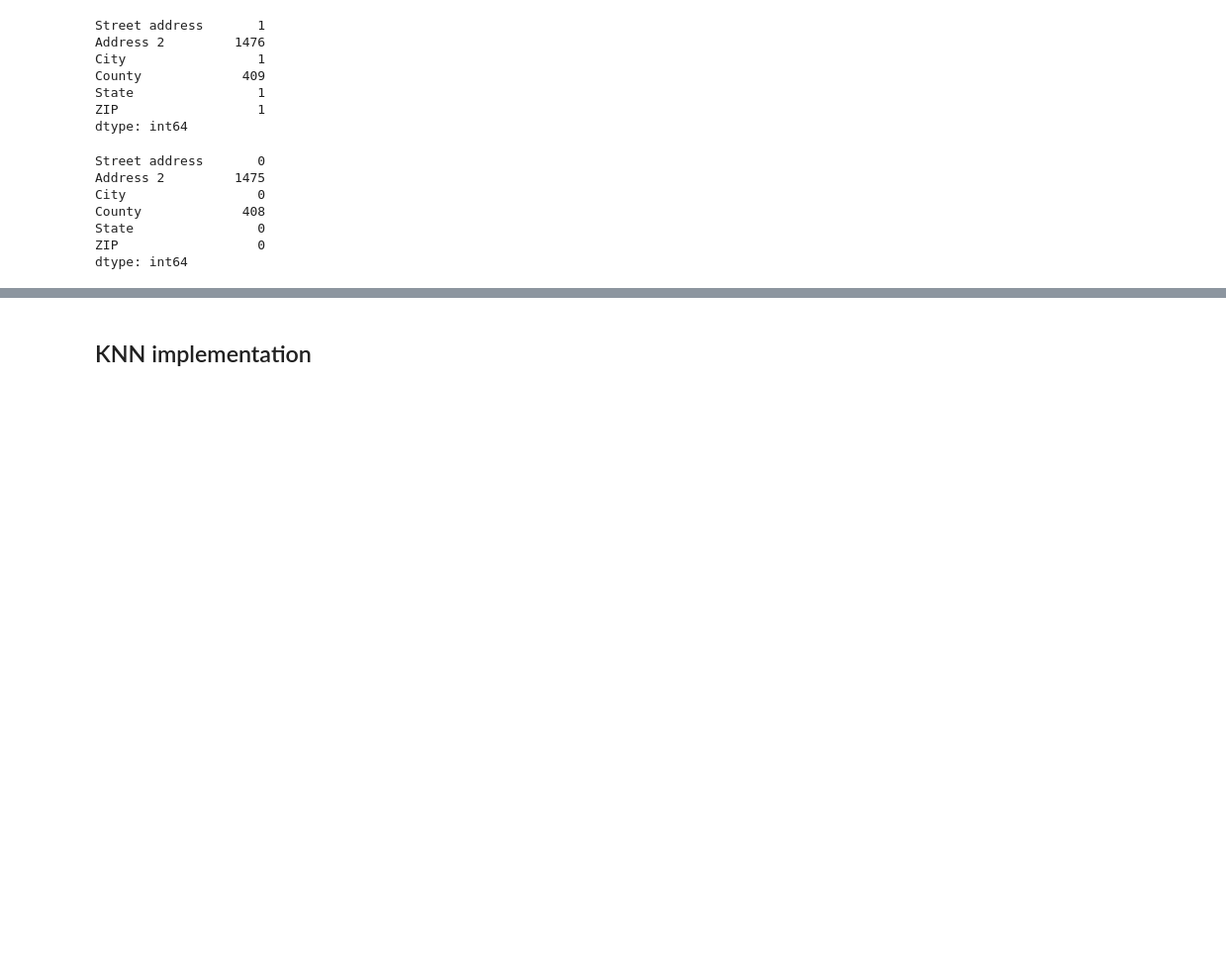
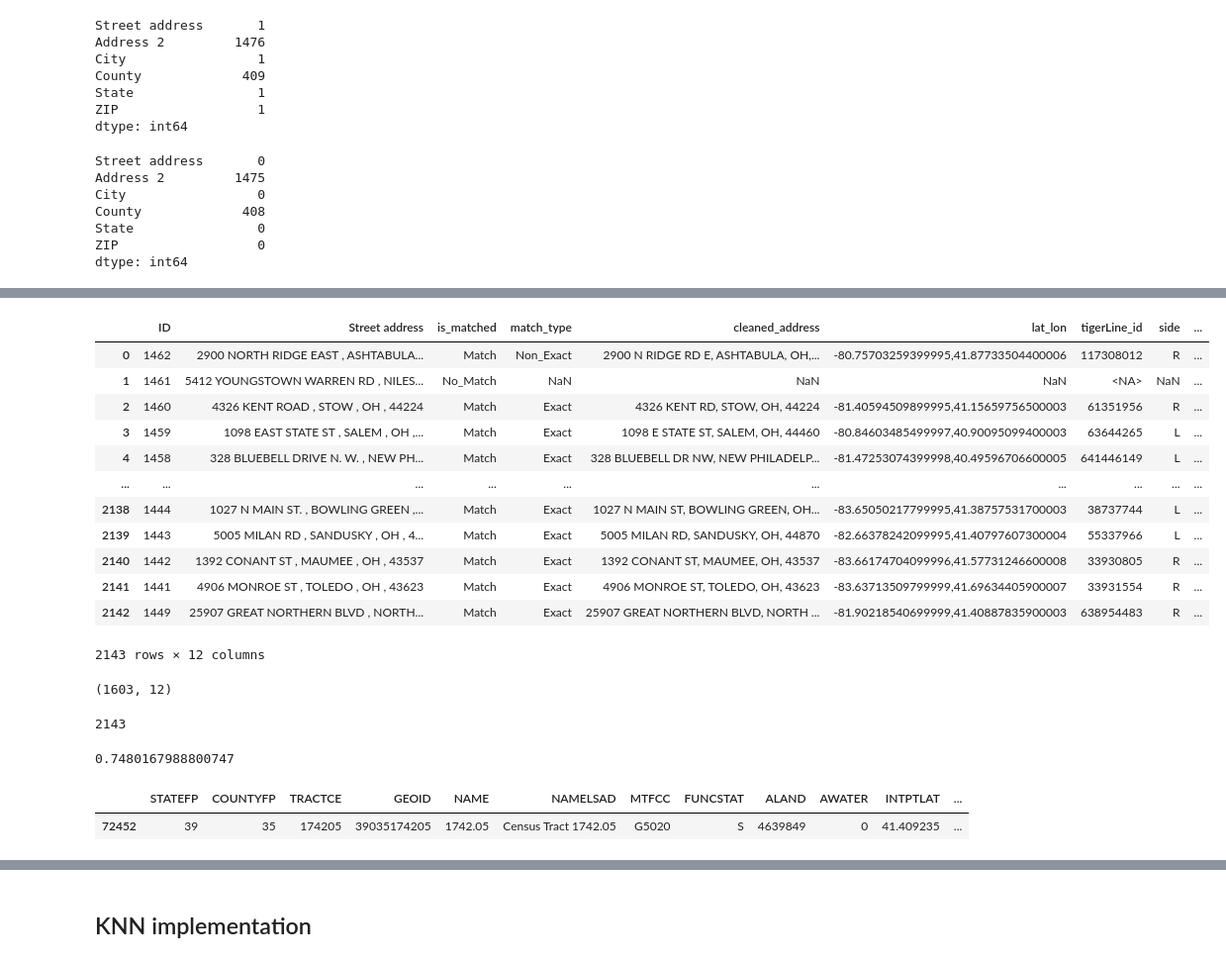
Before and after one commit to minhtriet/zipcodes, a Jupyter notebook: data_exploration.ipynb, the cells around one changed output, grey strips where cells are left out. Shown: that part at 99% size. Drawn from its saved outputs; the diff is of its cells as text; code cells hidden in the pictures; blank space fills up the shorter version.

Commit message:
add merge with all_tracts.csv

```diff
--- a/data_exploration.ipynb
+++ b/data_exploration.ipynb
@@ -376,0 +463,23 @@ https://geocoding.geo.census.gov/geocoder/locations/onelineaddress?address=4600+
+# %%
+celsus_lookedup_data=pd.read_csv('full_geocoderesult.csv',
+                                 names=['ID', 'Street address', 'is_matched', 'match_type',
+                                        'cleaned_address', 'lat_lon', 'tigerLine_id', 'side',
+                                        'state', 'county', 'tract', 'unknown'],
+                                 dtype={'tigerLine_id': 'Int64', 'state': 'Int32',
+                                        'county': 'Int32', 'tract': 'Int64'})
+# %%
+celsus_lookedup_data
+# %% [output]
+|  | ID | Street address | is_matched | match_type | cleaned_address | lat_lon | tigerLine_id | side | ... |
+| 0 | 1462 | 2900 NORTH RIDGE EAST , ASHTABULA... | Match | Non_Exact | 2900 N RIDGE RD E, ASHTABULA, OH,... | -80.75703259399995,41.87733504400006 | 117308012 | R | ... |
+| 1 | 1461 | 5412 YOUNGSTOWN WARREN RD , NILES... | No_Match | NaN | NaN | NaN | <NA> | NaN | ... |
+| 2 | 1460 | 4326 KENT ROAD , STOW , OH , 44224 | Match | Exact | 4326 KENT RD, STOW, OH, 44224 | -81.40594509899995,41.15659756500003 | 61351956 | R | ... |
+| 3 | 1459 | 1098 EAST STATE ST , SALEM , OH ,... | Match | Exact | 1098 E STATE ST, SALEM, OH, 44460 | -80.84603485499997,40.90095099400003 | 63644265 | L | ... |
+| 4 | 1458 | 328 BLUEBELL DRIVE N. W. , NEW PH... | Match | Exact | 328 BLUEBELL DR NW, NEW PHILADELP... | -81.47253074399998,40.49596706600005 | 641446149 | L | ... |
+| ... | ... | ... | ... | ... | ... | ... | ... | ... | ... |
+| 2138 | 1444 | 1027 N MAIN ST. , BOWLING GREEN ,... | Match | Exact | 1027 N MAIN ST, BOWLING GREEN, OH... | -83.65050217799995,41.38757531700003 | 38737744 | L | ... |
+| 2139 | 1443 | 5005 MILAN RD , SANDUSKY , OH , 4... | Match | Exact | 5005 MILAN RD, SANDUSKY, OH, 44870 | -82.66378242099995,41.40797607300004 | 55337966 | L | ... |
+| 2140 | 1442 | 1392 CONANT ST , MAUMEE , OH , 43537 | Match | Exact | 1392 CONANT ST, MAUMEE, OH, 43537 | -83.66174704099996,41.57731246600008 | 33930805 | R | ... |
+| 2141 | 1441 | 4906 MONROE ST , TOLEDO , OH , 43623 | Match | Exact | 4906 MONROE ST, TOLEDO, OH, 43623 | -83.63713509799999,41.69634405900007 | 33931554 | R | ... |
+| 2142 | 1449 | 25907 GREAT NORTHERN BLVD , NORTH... | Match | Exact | 25907 GREAT NORTHERN BLVD, NORTH ... | -81.90218540699999,41.40887835900003 | 638954483 | R | ... |
+2143 rows × 12 columns
@@ -376,0 +488,12 @@ https://geocoding.geo.census.gov/geocoder/locations/onelineaddress?address=4600+
+# %%
+matched_data.shape
+# %% [output]
+(1603, 12)
+# %%
+len(celsus_lookedup_data)
+# %% [output]
+2143
+# %%
+1603/2143
+# %% [output]
+0.7480167988800747
@@ -376,0 +502,5 @@ https://geocoding.geo.census.gov/geocoder/locations/onelineaddress?address=4600+
+# %%
+all_tracts[all_tracts['TRACTCE']==174205]
+# %% [output]
+|  | STATEFP | COUNTYFP | TRACTCE | GEOID | NAME | NAMELSAD | MTFCC | FUNCSTAT | ALAND | AWATER | INTPTLAT | ... |
+| 72452 | 39 | 35 | 174205 | 39035174205 | 1742.05 | Census Tract 1742.05 | G5020 | S | 4639849 | 0 | 41.409235 | ... |
```
Also changed, not shown: parts of 25 cells of this notebook.
